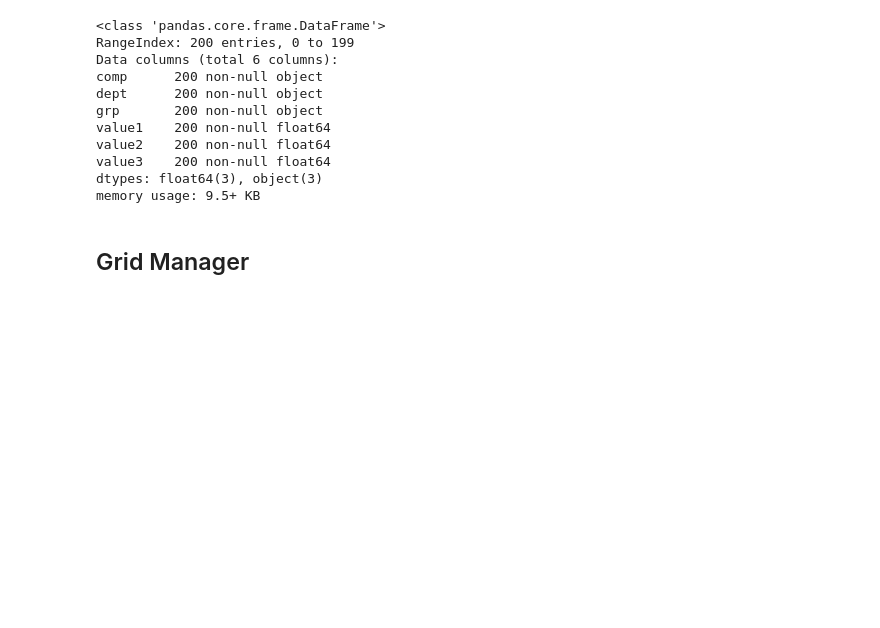
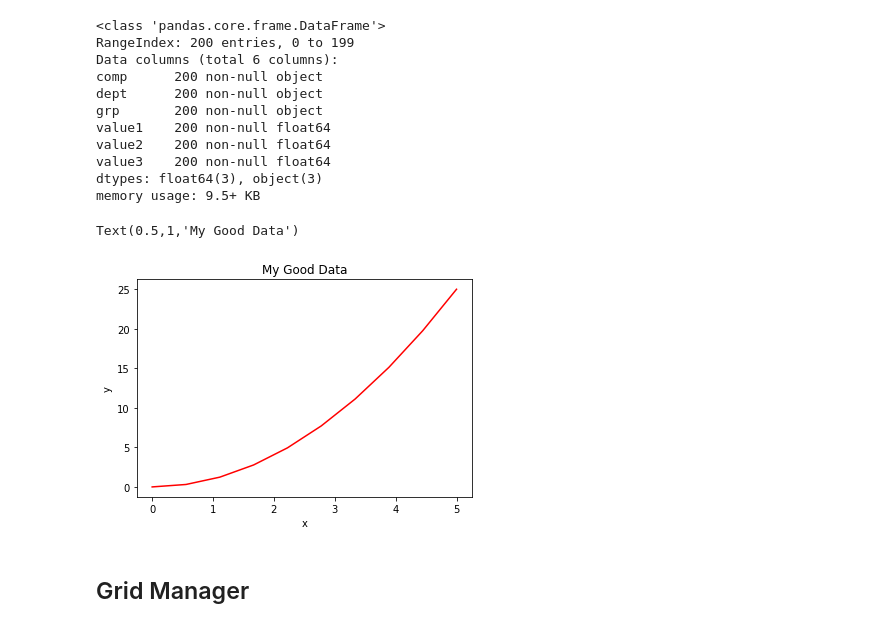
Before and after one commit to yongks/python_book, a Jupyter notebook: 03-matplotlib.ipynb, the cells around one changed output. Drawn from its saved outputs; the diff is of its cells as text; code cells hidden in the pictures; blank space fills up the shorter version.

```diff
--- a/03-matplotlib.ipynb
+++ b/03-matplotlib.ipynb
@@ -69,6 +69,19 @@ value2    200 non-null float64
 value3    200 non-null float64
 dtypes: float64(3), object(3)
 memory usage: 9.5+ KB
+# %%
+# Sample Data
+x = np.linspace(0,5,10)
+y = x ** 2
+# %%
+plt.figure()
+plt.xlabel('x')
+plt.ylabel('y')
+plt.plot(x,y,'red')
+plt.title('My Good Data')
+# %% [output]
+Text(0.5,1,'My Good Data')
+[figure, added]
 # %% [markdown]
 ## Grid Manager
 # %% [markdown]
```
Also changed, not shown: parts of 1 cell of this notebook, 43 other files.
